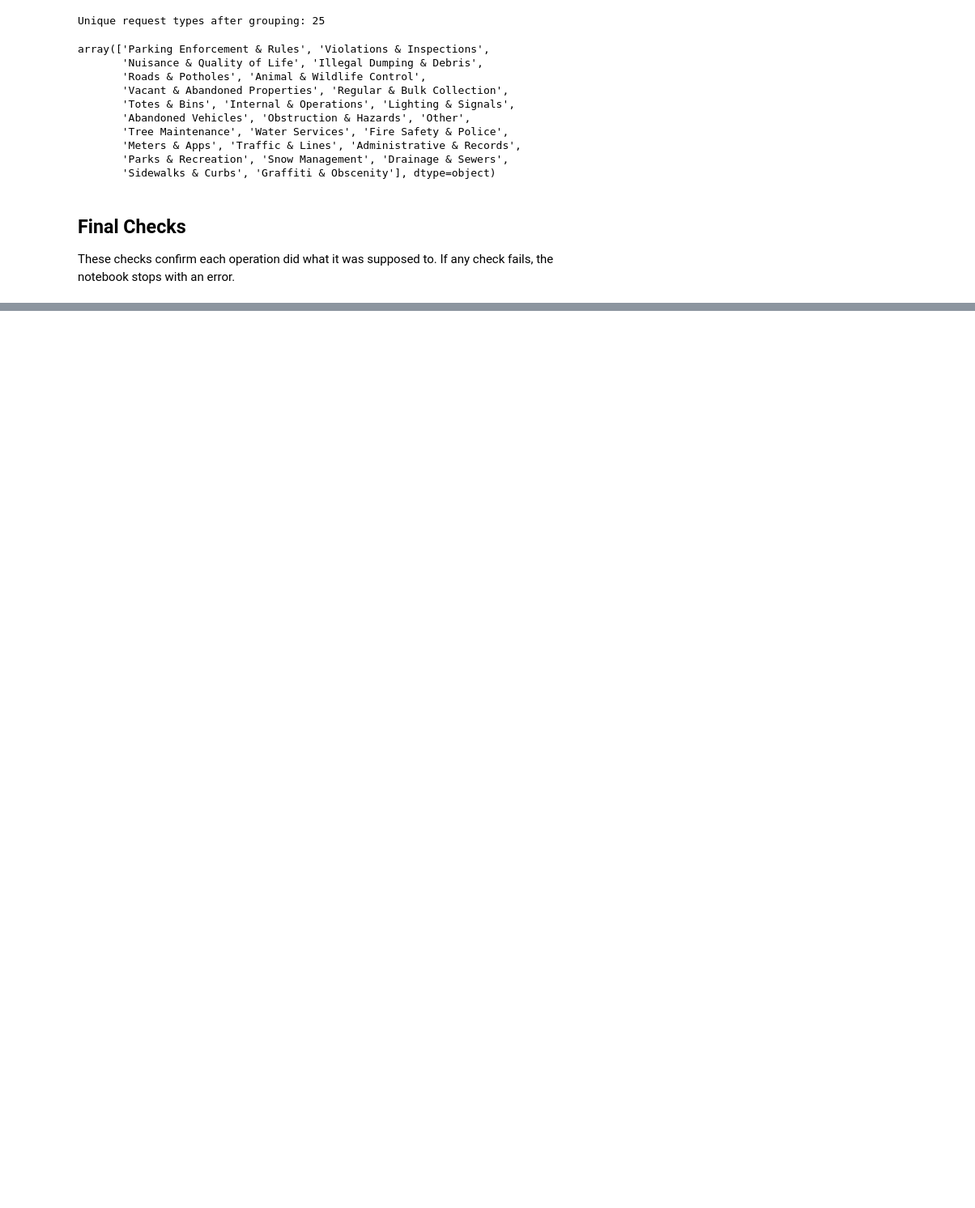
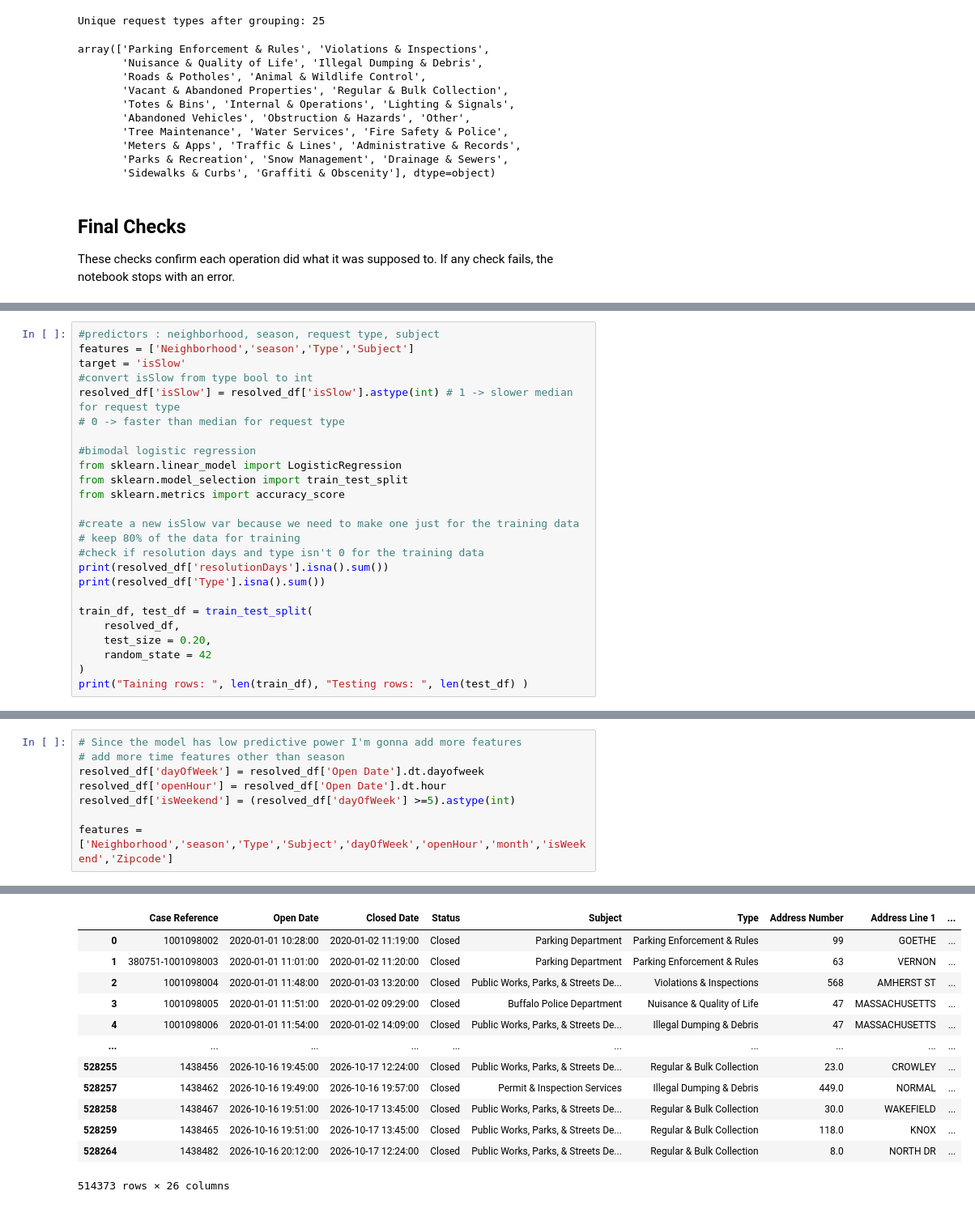
Before and after one commit to JoshuaCongHu/CTRL-Freaks, a Jupyter notebook: phase2/src/phase2_B.ipynb, the cells around one changed output, grey strips where cells are left out. Shown at 81% size. Saved outputs shown, nothing was run; the diff lists cells and outputs as text; blank space fills up the shorter version.

```diff
--- a/phase2/src/phase2_B.ipynb
+++ b/phase2/src/phase2_B.ipynb
@@ -809,0 +837,25 @@ df[["resolutionDays", "openYear", "openMonth", "season", "afterSwitch", "isSlow"
+# %%
+#predictors : neighborhood, season, request type, subject
+features = ['Neighborhood','season','Type','Subject']
+target = 'isSlow'
+#convert isSlow from type bool to int
+resolved_df['isSlow'] = resolved_df['isSlow'].astype(int) # 1 -> slower median for request type
+# 0 -> faster than median for request type
+
+#bimodal logistic regression
+from sklearn.linear_model import LogisticRegression
+from sklearn.model_selection import train_test_split
+from sklearn.metrics import accuracy_score
+
+#create a new isSlow var because we need to make one just for the training data
+# keep 80% of the data for training
+#check if resolution days and type isn't 0 for the training data
+print(resolved_df['resolutionDays'].isna().sum())
+print(resolved_df['Type'].isna().sum())
+
+train_df, test_df = train_test_split(
+    resolved_df,
+    test_size = 0.20,
+    random_state = 42
+)
+print("Taining rows: ", len(train_df), "Testing rows: ", len(test_df) )
@@ -809,0 +982,9 @@ df[["resolutionDays", "openYear", "openMonth", "season", "afterSwitch", "isSlow"
+# %%
+# Since the model has low predictive power I'm gonna add more features
+# add more time features other than season
+resolved_df['dayOfWeek'] = resolved_df['Open Date'].dt.dayofweek
+resolved_df['openHour'] = resolved_df['Open Date'].dt.hour
+resolved_df['isWeekend'] = (resolved_df['dayOfWeek'] >=5).astype(int)
+
+features = ['Neighborhood','season','Type','Subject','dayOfWeek','openHour','month','isWeekend','Zipcode']
+# %% [output]
@@ -809,0 +1006,13 @@ df[["resolutionDays", "openYear", "openMonth", "season", "afterSwitch", "isSlow"
+|  | Case Reference | Open Date | Closed Date | Status | Subject | Type | Address Number | Address Line 1 | ... |
+| 0 | 1001098002 | 2020-01-01 10:28:00 | 2020-01-02 11:19:00 | Closed | Parking Department | Parking Enforcement & Rules | 99 | GOETHE | ... |
+| 1 | 380751-1001098003 | 2020-01-01 11:01:00 | 2020-01-02 11:20:00 | Closed | Parking Department | Parking Enforcement & Rules | 63 | VERNON | ... |
+| 2 | 1001098004 | 2020-01-01 11:48:00 | 2020-01-03 13:20:00 | Closed | Public Works, Parks, & Streets De... | Violations & Inspections | 568 | AMHERST ST | ... |
+| 3 | 1001098005 | 2020-01-01 11:51:00 | 2020-01-02 09:29:00 | Closed | Buffalo Police Department | Nuisance & Quality of Life | 47 | MASSACHUSETTS | ... |
+| 4 | 1001098006 | 2020-01-01 11:54:00 | 2020-01-02 14:09:00 | Closed | Public Works, Parks, & Streets De... | Illegal Dumping & Debris | 47 | MASSACHUSETTS | ... |
+| ... | ... | ... | ... | ... | ... | ... | ... | ... | ... |
+| 528255 | 1438456 | 2026-10-16 19:45:00 | 2026-10-17 12:24:00 | Closed | Public Works, Parks, & Streets De... | Regular & Bulk Collection | 23.0 | CROWLEY | ... |
+| 528257 | 1438462 | 2026-10-16 19:49:00 | 2026-10-16 19:57:00 | Closed | Permit & Inspection Services | Illegal Dumping & Debris | 449.0 | NORMAL | ... |
+| 528258 | 1438467 | 2026-10-16 19:51:00 | 2026-10-17 13:45:00 | Closed | Public Works, Parks, & Streets De... | Regular & Bulk Collection | 30.0 | WAKEFIELD | ... |
+| 528259 | 1438465 | 2026-10-16 19:51:00 | 2026-10-17 13:45:00 | Closed | Public Works, Parks, & Streets De... | Regular & Bulk Collection | 118.0 | KNOX | ... |
+| 528264 | 1438482 | 2026-10-16 20:12:00 | 2026-10-17 12:24:00 | Closed | Public Works, Parks, & Streets De... | Regular & Bulk Collection | 8.0 | NORTH DR | ... |
+514373 rows × 26 columns
```
Also changed, not shown: parts of 39 cells of this notebook.
